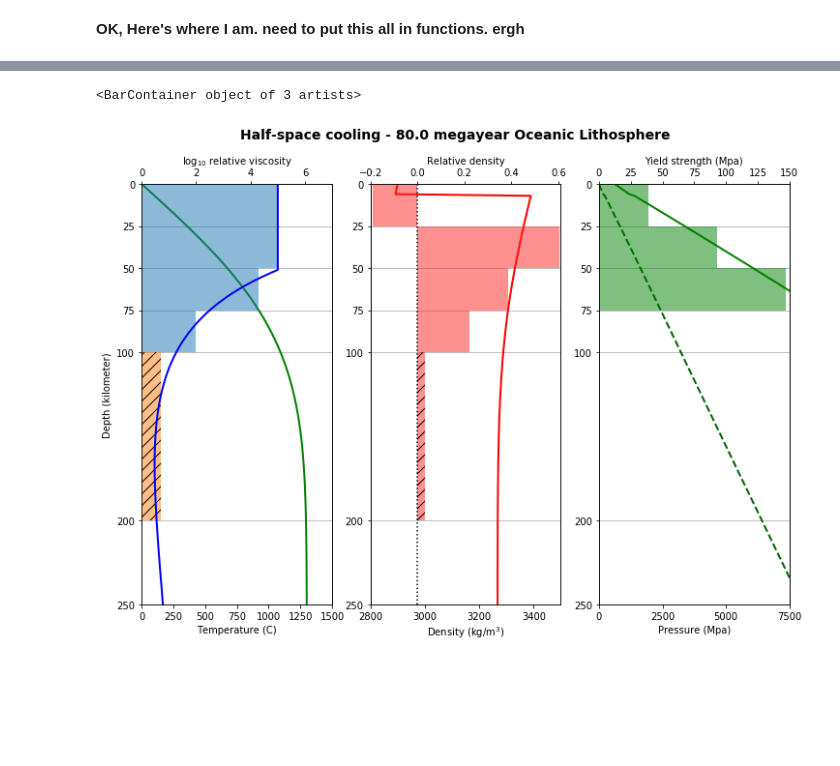
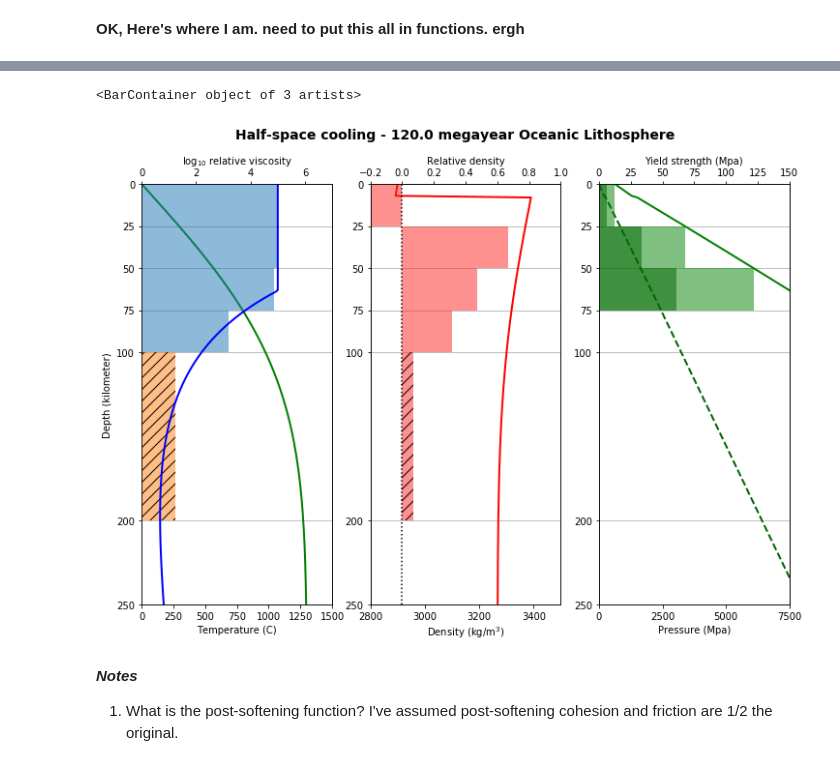
Before and after one commit to RebeccaFarrington/congested-subduction, a Jupyter notebook: Moresi-2014-material-properties.ipynb, the cells around one changed output, grey strips where cells are left out. Cells and saved outputs as stored; diff of their text form; code cells hidden in the pictures; blank space fills up the shorter version.

Commit message:
including softening

```diff
--- a/Moresi-2014-material-properties.ipynb
+++ b/Moresi-2014-material-properties.ipynb
@@ -60,6 +79,8 @@ for i, j in enumerate(depth):
 # define yield criteria
 cohesion = 12.5 * 10**6 * u.pascal
 friction = 0.0666
+cohesion2 = cohesion/2.
+friction2 = friction/2.
 # %%
 # parameters of interest!
 Tsurf = 273.15 * u.degK
@@ -94,7 +103,7 @@ def half_space_cooling(depth,age):
     return Tsurf +(Tint-Tsurf) * special.erf(depth/(2*np.sqrt(age*kappa)))
 
 # age of oceanic lithosphere
-age = 80. * 10**6 * u.year
+age = 120. * 10**6 * u.year
 
 # temperature profile of lithosphere
 temperature = half_space_cooling(depth.to_base_units(), age.to_base_units())
@@ -126,16 +135,19 @@ viscosity = np.clip(arrhenius(temperature, pressure)/ref_viscosity, a_min = 0, a
 #     LayerWeakestStrength = [cohesion,0,0,0,0,0]
 #     yieldStrength.append(cohesion)
 #             yieldStrength.append(cohesion + frict * lithostaticPressure[index])
-yieldStrength = cohesion + friction * pressure
+yieldStrength  = cohesion  + friction  * pressure
+yieldStrength2 = cohesion2 + friction2 * pressure # post yeild strength
 # %%
 # calculate averages of layers
-avg_depth     = []
-avg_temp      = []
-avg_density   = []
-avg_pressure  = []
-avg_viscosity = []
-avg_strength  = []
-low_strength  = []
+avg_depth      = []
+avg_temp       = []
+avg_density    = []
+avg_pressure   = []
+avg_viscosity  = []
+avg_strength   = []
+low_strength   = []
+avg_strength2  = []
+low_strength2  = []
 
 prevIndex = 0
 for i, interface in enumerate(layers):
@@ -150,5 +162,7 @@ for i, interface in enumerate(layers):
         avg_viscosity.append(np.average(viscosity.magnitude[prevIndex:index]))
         avg_strength.append( np.average(yieldStrength.to('MPa').magnitude[prevIndex:index]))
         low_strength.append( np.min(yieldStrength.to('MPa').magnitude[prevIndex:index]))
+        avg_strength2.append( np.average(yieldStrength2.to('MPa').magnitude[prevIndex:index]))
+        low_strength2.append( np.min(yieldStrength2.to('MPa').magnitude[prevIndex:index]))
 
     prevIndex = index
@@ -157,6 +169,5 @@ for i, interface in enumerate(layers):
 # %%
 figure1 = pypl.figure(figsize=(12,8))
-
 figure1.suptitle('Half-space cooling - {} Oceanic Lithosphere'.format(age.to('Myear')), fontsize=14, fontweight='bold')
 
 # Temperature and Viscosity profiles
@@ -186,36 +197,36 @@ densityPlot.set_xlim(2800,3500)
 densityPlot.set_ylim(0, 250)
 densityPlot.invert_yaxis()
 densityPlot.set_yticks([0,25,50,75,100,200,250])
 densityPlot.grid(axis='y')
 
 relDensityPlot = densityPlot.twiny()
 relDensityPlot.set_xlabel('Relative density')
-relDensityPlot.set_xlim(-0.2, 0.61)
+relDensityPlot.set_xlim(-0.2, 1.0)
 relDensityPlot.axvline(x=0, ymin=0, ymax=1, linestyle='dotted', color='black')
 relDensityPlot.set_ylim(250,0)
 relDensityPlot.barh(layers[0:4]/10**3,avg_density[0:4], height=25.0, left=0.0, alpha=0.5, color='#FF2222', align="edge")
 relDensityPlot.barh(100.0, avg_density[4], height=100.0, left=0.0, alpha=0.5, fill='false', color='#FF2222', hatch='//', align="edge")
 
 # lithostatic pressure and strength profile
 pressurePlot = figure1.add_subplot(133)
 pressurePlot.set_xlabel('Pressure (Mpa)')
 pressurePlot.set_yticks([0,25,50,75,100,200,250])
 pressurePlot.plot(pressure.to('MPa'), depth.to('kilometer'), color='DarkGreen', linestyle='dashed', linewidth=2)
 pressurePlot.set_xticks([0,2500,5000,7500,10000])
 pressurePlot.set_ylim(0, 250)
 pressurePlot.invert_yaxis()
 pressurePlot.set_xlim(0, 7500)
 pressurePlot.grid(axis='y')
 
 strengthPlot = pressurePlot.twiny()
 strengthPlot.set_xlabel('Yield strength (Mpa)')
 strengthPlot.set_ylim(250,0)
 strengthPlot.set_xlim(0, 150)
 strengthPlot.plot(yieldStrength.to('MPa'), depth.to('kilometer'), color='green', linestyle='solid', linewidth=2, label='Yield strength (MPa)')
-
-strengthPlot.barh(layers[0:3]/10**3,avg_strength[0:3], height=25.0, left=0.0, alpha=0.5, color='green', align="edge")
-#strengthPlot.barh(LayerTop[0:4],LayerWeakestStrength[0:4], height=25.0, left=0.0, alpha=0.5, color='green', align="edge")
-# strengthPlot.barh(100.0, LayerAverageStrength[4], height=100.0, left=0.0, alpha=0.5, color='#EEFFEE', linestyle='solid', hatch='//')
+strengthPlot.barh(layers[0:3]/10**3,low_strength[0:3], height=25.0, left=0.0, alpha=0.5, color='green', align="edge")
+strengthPlot.barh(layers[0:3]/10**3,low_strength2[0:3], height=25.0, left=0.0, alpha=0.5, color='darkgreen', align="edge")
+# low_strength2 = low_strength/2.0
+# strengthPlot.barh(layers[0:3]/10**3,low_strength1[0:3], height=25.0, left=0.0, alpha=0.5, color='grey', align="edge")
 # %% [output]
 <BarContainer object of 3 artists>
-[figure, old version]
+[figure, new version]
@@ -249,3 +233,7 @@ slabParams = calculateOceanicLayering(80, crust_thickness=40, plot='plot')  # de
+# %% [markdown]
+***Notes***
+
+1. What is the post-softening function? I've assumed post-softening cohesion and friction are 1/2 the original.
 # %%
 ##Assign Material dictionaries
 
```
Also changed, not shown: parts of 12 cells of this notebook.
